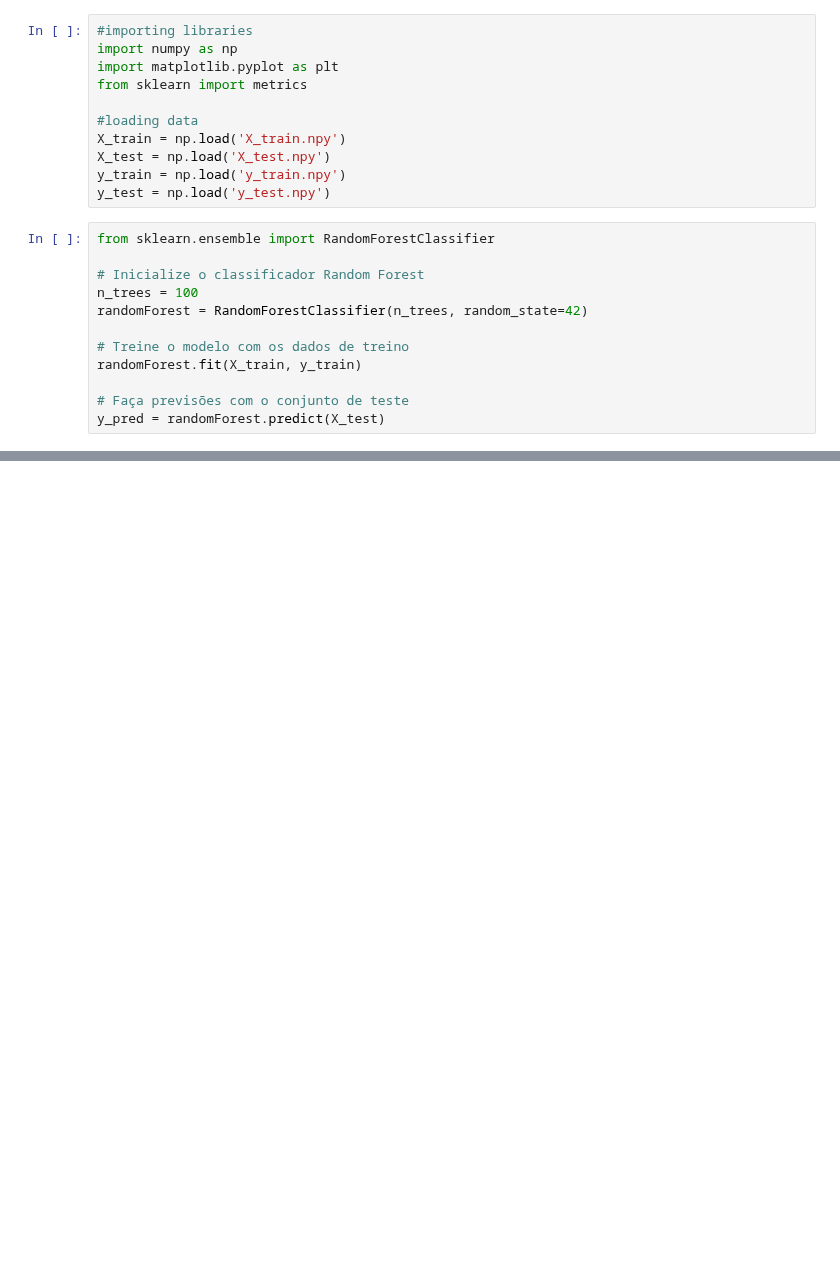
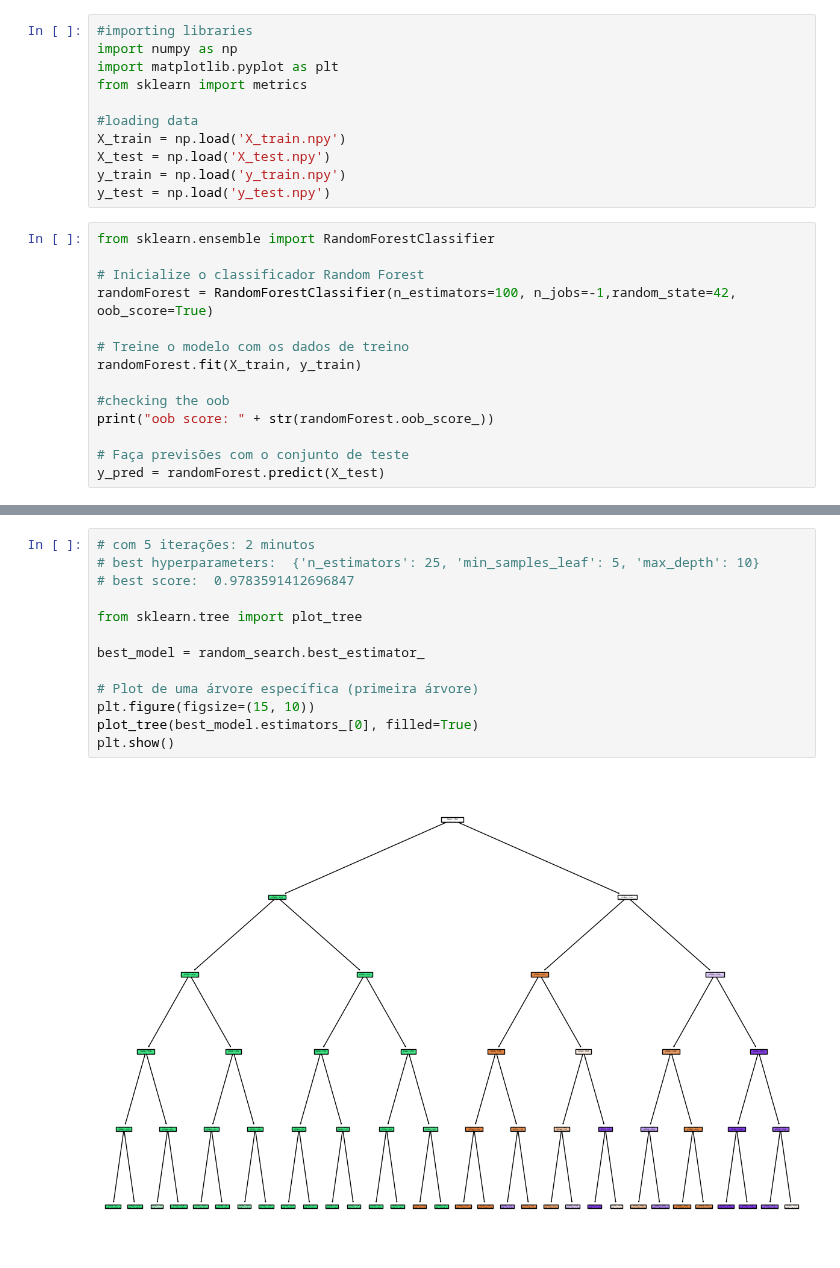
Before and after one commit to Francisco-Saraiva/daco_bell, a Jupyter notebook: Project/random_forest.ipynb, the cells around one changed output, grey strips where cells are left out. Cells and saved outputs as stored; diff of their text form; blank space fills up the shorter version.

Commit message:
random forest

```diff
--- a/Project/random_forest.ipynb
+++ b/Project/random_forest.ipynb
@@ -16,11 +37,13 @@ y_test = np.load('y_test.npy')
 from sklearn.ensemble import RandomForestClassifier
 
 # Inicialize o classificador Random Forest
-n_trees = 100
-randomForest = RandomForestClassifier(n_trees, random_state=42)
+randomForest = RandomForestClassifier(n_estimators=100, n_jobs=-1,random_state=42, oob_score=True)
 
 # Treine o modelo com os dados de treino
 randomForest.fit(X_train, y_train)
 
+#checking the oob
+print("oob score: " + str(randomForest.oob_score_))
+
 # Faça previsões com o conjunto de teste
 y_pred = randomForest.predict(X_test)
@@ -27,3 +93,18 @@ y_pred = randomForest.predict(X_test)
+# %%
+# com 5 iterações: 2 minutos
+# best hyperparameters:  {'n_estimators': 25, 'min_samples_leaf': 5, 'max_depth': 10}
+# best score:  0.9783591412696847
+
+from sklearn.tree import plot_tree
+
+best_model = random_search.best_estimator_
+
+# Plot de uma árvore específica (primeira árvore)
+plt.figure(figsize=(15, 10))
+plot_tree(best_model.estimators_[0], filled=True)
+plt.show()
+# %% [output]
+[figure, added]
 # %%
 # Calculate accuracy
 accuracy = metrics.accuracy_score(y_test, y_pred)
```
Also changed, not shown: parts of 5 cells of this notebook, 1 other file.
